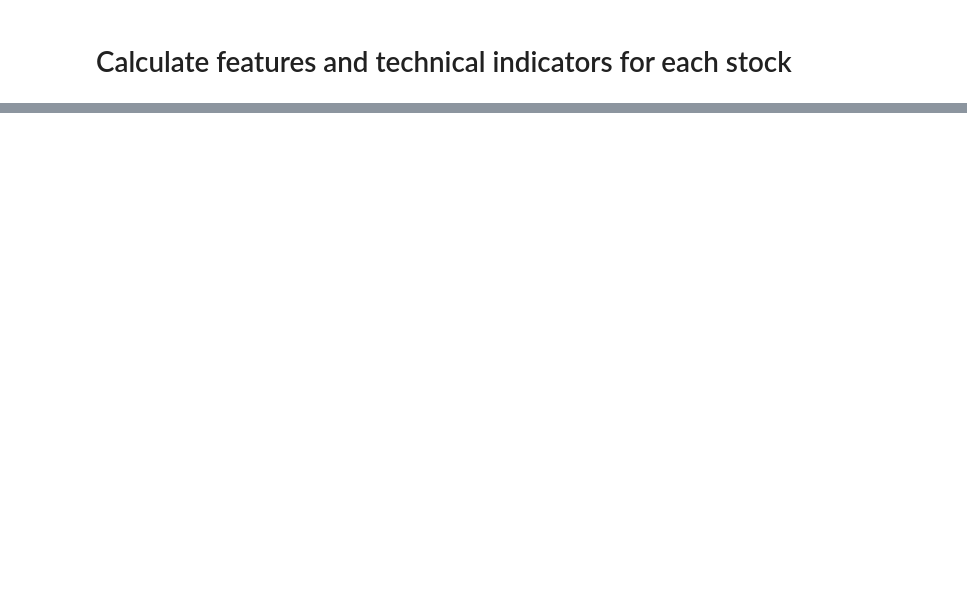
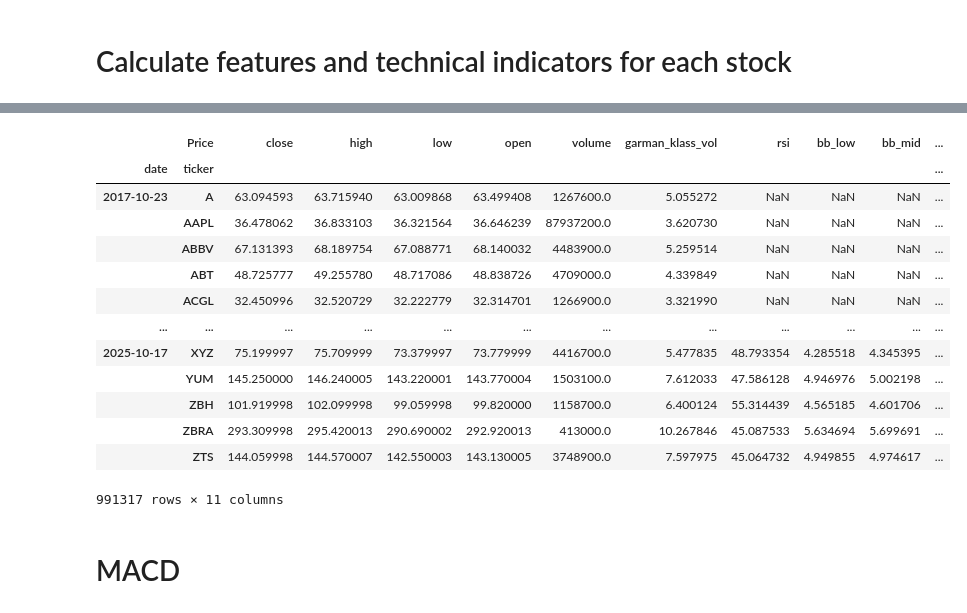
Before and after one commit to OjmJakon/algo-trading-repo, a Jupyter notebook: project_1.ipynb, the cells around one changed output, grey strips where cells are left out. Drawn from its saved outputs; the diff is of its cells as text; code cells hidden in the pictures; blank space fills up the shorter version.

```diff
--- a/project_1.ipynb
+++ b/project_1.ipynb
@@ -62,0 +137,30 @@ df
+# %%
+def calculate_atr(stock_data):
+    atr = pandas_ta.atr(
+        high=stock_data['high'],
+        low=stock_data['low'],
+        close=stock_data['close'],
+        length=14
+    )
+
+    return atr.sub(atr.mean()).div(atr.std())
+# %%
+df['atr'] = df.groupby(level=1, group_keys=False).apply(calculate_atr)
+df
+# %% [output]
+|  | Price | close | high | low | open | volume | garman_klass_vol | rsi | bb_low | bb_mid | ... |
+| date | ticker |  |  |  |  |  |  |  |  |  | ... |
+| 2017-10-23 | A | 63.094593 | 63.715940 | 63.009868 | 63.499408 | 1267600.0 | 5.055272 | NaN | NaN | NaN | ... |
+|  | AAPL | 36.478062 | 36.833103 | 36.321564 | 36.646239 | 87937200.0 | 3.620730 | NaN | NaN | NaN | ... |
+|  | ABBV | 67.131393 | 68.189754 | 67.088771 | 68.140032 | 4483900.0 | 5.259514 | NaN | NaN | NaN | ... |
+|  | ABT | 48.725777 | 49.255780 | 48.717086 | 48.838726 | 4709000.0 | 4.339849 | NaN | NaN | NaN | ... |
+|  | ACGL | 32.450996 | 32.520729 | 32.222779 | 32.314701 | 1266900.0 | 3.321990 | NaN | NaN | NaN | ... |
+| ... | ... | ... | ... | ... | ... | ... | ... | ... | ... | ... | ... |
+| 2025-10-17 | XYZ | 75.199997 | 75.709999 | 73.379997 | 73.779999 | 4416700.0 | 5.477835 | 48.793354 | 4.285518 | 4.345395 | ... |
+|  | YUM | 145.250000 | 146.240005 | 143.220001 | 143.770004 | 1503100.0 | 7.612033 | 47.586128 | 4.946976 | 5.002198 | ... |
+|  | ZBH | 101.919998 | 102.099998 | 99.059998 | 99.820000 | 1158700.0 | 6.400124 | 55.314439 | 4.565185 | 4.601706 | ... |
+|  | ZBRA | 293.309998 | 295.420013 | 290.690002 | 292.920013 | 413000.0 | 10.267846 | 45.087533 | 5.634694 | 5.699691 | ... |
+|  | ZTS | 144.059998 | 144.570007 | 142.550003 | 143.130005 | 3748900.0 | 7.597975 | 45.064732 | 4.949855 | 4.974617 | ... |
+991317 rows × 11 columns
+# %% [markdown]
+# MACD
```
Also changed, not shown: parts of 19 cells of this notebook.
